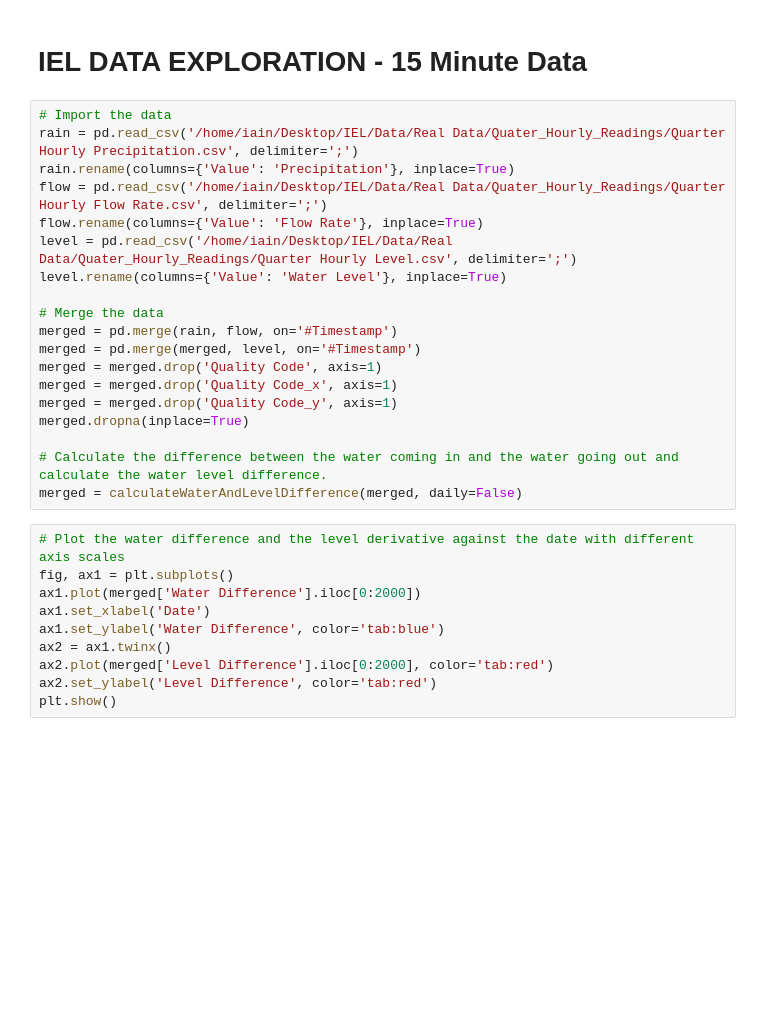
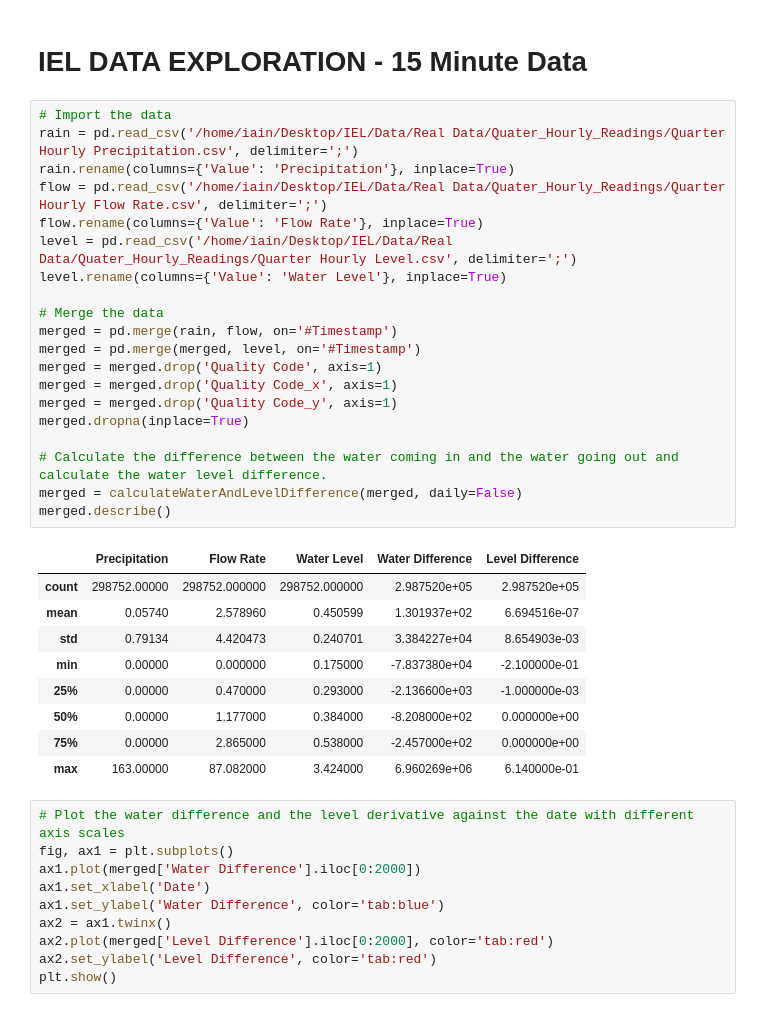
Before and after one commit to IainHigh/IEL, a Jupyter notebook: Notebooks/Real Data Exploration.ipynb, the cells around one changed output. Saved outputs shown, nothing was run; the diff lists cells and outputs as text; blank space fills up the shorter version.

```diff
--- a/Notebooks/Real Data Exploration.ipynb
+++ b/Notebooks/Real Data Exploration.ipynb
@@ -137,22 +137,33 @@ plt.show()
 # %%
 # Import the data
 rain = pd.read_csv('/home/iain/Desktop/IEL/Data/Real Data/Quater_Hourly_Readings/Quarter Hourly Precipitation.csv', delimiter=';')
 rain.rename(columns={'Value': 'Precipitation'}, inplace=True)
 flow = pd.read_csv('/home/iain/Desktop/IEL/Data/Real Data/Quater_Hourly_Readings/Quarter Hourly Flow Rate.csv', delimiter=';')
 flow.rename(columns={'Value': 'Flow Rate'}, inplace=True)
 level = pd.read_csv('/home/iain/Desktop/IEL/Data/Real Data/Quater_Hourly_Readings/Quarter Hourly Level.csv', delimiter=';')
 level.rename(columns={'Value': 'Water Level'}, inplace=True)
 
 # Merge the data
 merged = pd.merge(rain, flow, on='#Timestamp')
 merged = pd.merge(merged, level, on='#Timestamp')
 merged = merged.drop('Quality Code', axis=1)
 merged = merged.drop('Quality Code_x', axis=1)
 merged = merged.drop('Quality Code_y', axis=1)
 merged.dropna(inplace=True)
 
 # Calculate the difference between the water coming in and the water going out and calculate the water level difference.
 merged = calculateWaterAndLevelDifference(merged, daily=False)
+merged.describe()
+# %% [output]
+|  | Precipitation | Flow Rate | Water Level | Water Difference | Level Difference |
+| count | 298752.00000 | 298752.000000 | 298752.000000 | 2.987520e+05 | 2.987520e+05 |
+| mean | 0.05740 | 2.578960 | 0.450599 | 1.301937e+02 | 6.694516e-07 |
+| std | 0.79134 | 4.420473 | 0.240701 | 3.384227e+04 | 8.654903e-03 |
+| min | 0.00000 | 0.000000 | 0.175000 | -7.837380e+04 | -2.100000e-01 |
+| 25% | 0.00000 | 0.470000 | 0.293000 | -2.136600e+03 | -1.000000e-03 |
+| 50% | 0.00000 | 1.177000 | 0.384000 | -8.208000e+02 | 0.000000e+00 |
+| 75% | 0.00000 | 2.865000 | 0.538000 | -2.457000e+02 | 0.000000e+00 |
+| max | 163.00000 | 87.082000 | 3.424000 | 6.960269e+06 | 6.140000e-01 |
 # %%
 # Plot the water difference and the level derivative against the date with different axis scales
 fig, ax1 = plt.subplots()
```
Also changed, not shown: 6 other files.
